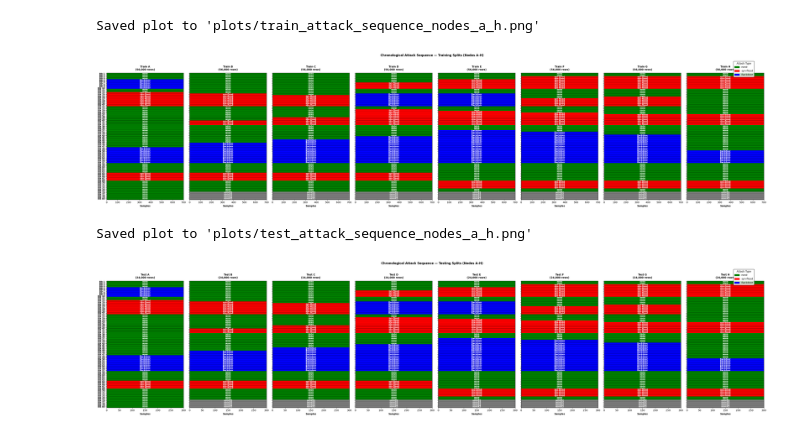
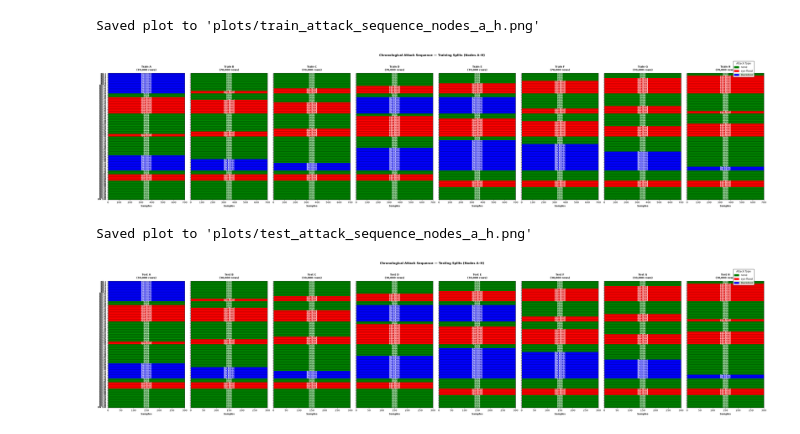
Before and after one commit to DrBaldri4n/neighbor-context-detection-evaluation, a Jupyter notebook: evaluation/03_Plot_create_datasets.ipynb, the cells around one changed output. Cells and saved outputs as stored; diff of their text form; code cells hidden in the pictures.

```diff
--- a/evaluation/03_Plot_create_datasets.ipynb
+++ b/evaluation/03_Plot_create_datasets.ipynb
@@ -59,7 +59,7 @@ def plot_sequence_grid(node_list, title_text, output_filename):
         total_rows = len(df)
 
         # 80 blocks baseline configuration, scaled to split length
-        n_blocks_expected = 80
+        n_blocks_expected = 100
         block_size = total_rows / n_blocks_expected
         block_size = int(block_size) if block_size.is_integer() else max(1, int(block_size))
 
@@ -116,33 +116,33 @@ def plot_sequence_grid(node_list, title_text, output_filename):
         mpatches.Patch(color="red", label="syn-flood"),
         mpatches.Patch(color="blue", label="Backdoor"),
     ]
     fig.legend(
         handles=legend_handles,
         title="Attack Type",
         loc="upper right",
         bbox_to_anchor=(0.98, 0.98),
         frameon=True,
         facecolor="white",
         edgecolor="black"
     )
 
     plt.suptitle(title_text, fontsize=12, fontweight="bold", y=1.02)
     plt.tight_layout()
 
     output_file = OUTPUT_DIR / output_filename
     fig.savefig(output_file, dpi=300, bbox_inches="tight")
     print(f"Saved plot to '{output_file}'")
 
     plt.show()
     plt.close(fig)
 
 # Generate Plot 1: Training Splits (Nodes A–H)
 plot_sequence_grid(TRAIN_NODES, "Chronological Attack Sequence — Training Splits (Nodes A–H)", "train_attack_sequence_nodes_a_h.png")
 
 # Generate Plot 2: Testing Splits (Nodes A–H)
 plot_sequence_grid(TEST_NODES, "Chronological Attack Sequence — Testing Splits (Nodes A–H)", "test_attack_sequence_nodes_a_h.png")
 # %% [output]
 Saved plot to 'plots/train_attack_sequence_nodes_a_h.png'
-[figure, old version]
+[figure, new version]
 Saved plot to 'plots/test_attack_sequence_nodes_a_h.png'
-[figure, old version]
+[figure, new version]
```
Also changed, not shown: 37 other files.
